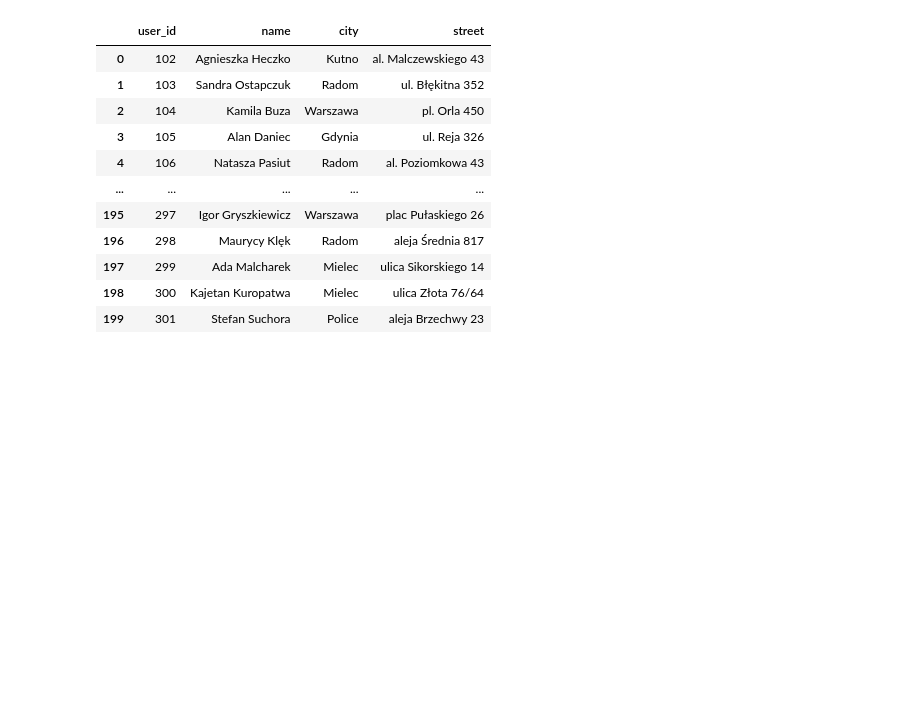
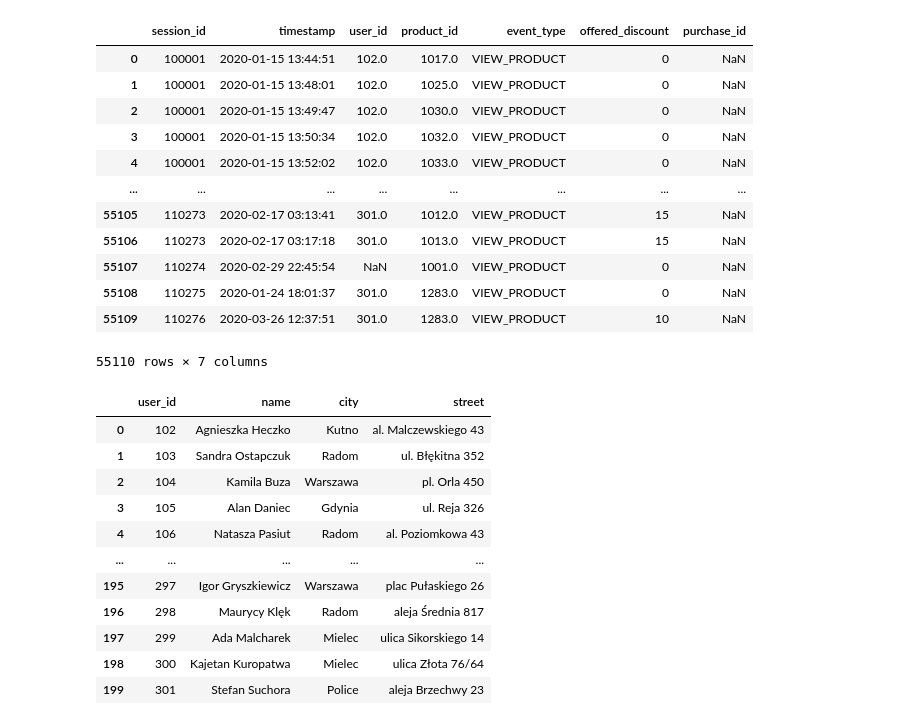
Before and after one commit to mrozans/Customer_Classifier, a Jupyter notebook: src/Report.ipynb, the cells around one changed output. Cells and saved outputs as stored; diff of their text form; code cells hidden in the pictures; blank space fills up the shorter version.

```diff
--- a/src/Report.ipynb
+++ b/src/Report.ipynb
@@ -33,3 +49,19 @@ users_df = pd.read_json('../data/users.jsonl', 'records', dtype= users_data_type
+# %%
+sessions_df
+# %% [output]
+|  | session_id | timestamp | user_id | product_id | event_type | offered_discount | purchase_id |
+| 0 | 100001 | 2020-01-15 13:44:51 | 102.0 | 1017.0 | VIEW_PRODUCT | 0 | NaN |
+| 1 | 100001 | 2020-01-15 13:48:01 | 102.0 | 1025.0 | VIEW_PRODUCT | 0 | NaN |
+| 2 | 100001 | 2020-01-15 13:49:47 | 102.0 | 1030.0 | VIEW_PRODUCT | 0 | NaN |
+| 3 | 100001 | 2020-01-15 13:50:34 | 102.0 | 1032.0 | VIEW_PRODUCT | 0 | NaN |
+| 4 | 100001 | 2020-01-15 13:52:02 | 102.0 | 1033.0 | VIEW_PRODUCT | 0 | NaN |
+| ... | ... | ... | ... | ... | ... | ... | ... |
+| 55105 | 110273 | 2020-02-17 03:13:41 | 301.0 | 1012.0 | VIEW_PRODUCT | 15 | NaN |
+| 55106 | 110273 | 2020-02-17 03:17:18 | 301.0 | 1013.0 | VIEW_PRODUCT | 15 | NaN |
+| 55107 | 110274 | 2020-02-29 22:45:54 | NaN | 1001.0 | VIEW_PRODUCT | 0 | NaN |
+| 55108 | 110275 | 2020-01-24 18:01:37 | 301.0 | 1283.0 | VIEW_PRODUCT | 0 | NaN |
+| 55109 | 110276 | 2020-03-26 12:37:51 | 301.0 | 1283.0 | VIEW_PRODUCT | 10 | NaN |
+55110 rows × 7 columns
 # %%
 users_df
 # %% [output]
```
Also changed, not shown: parts of 7 cells of this notebook.
